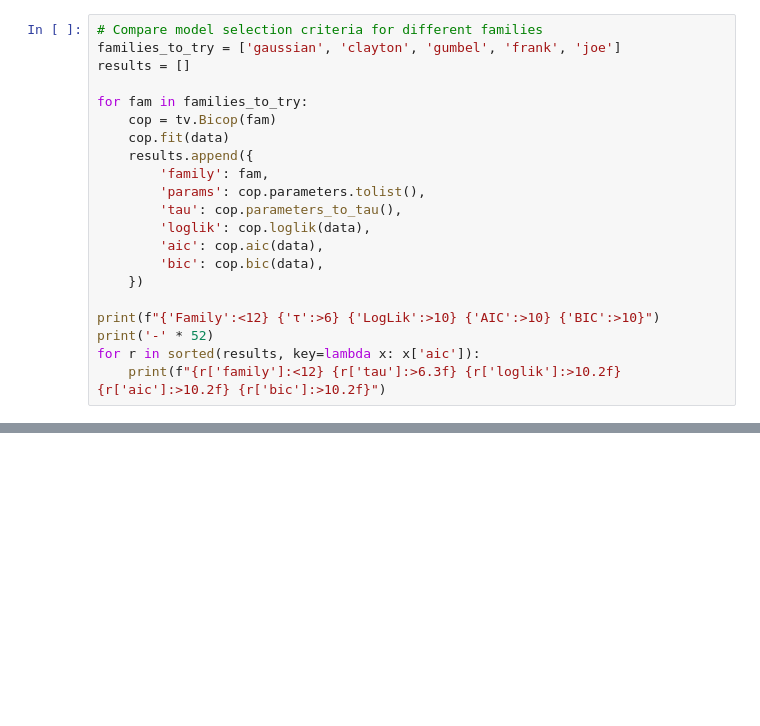
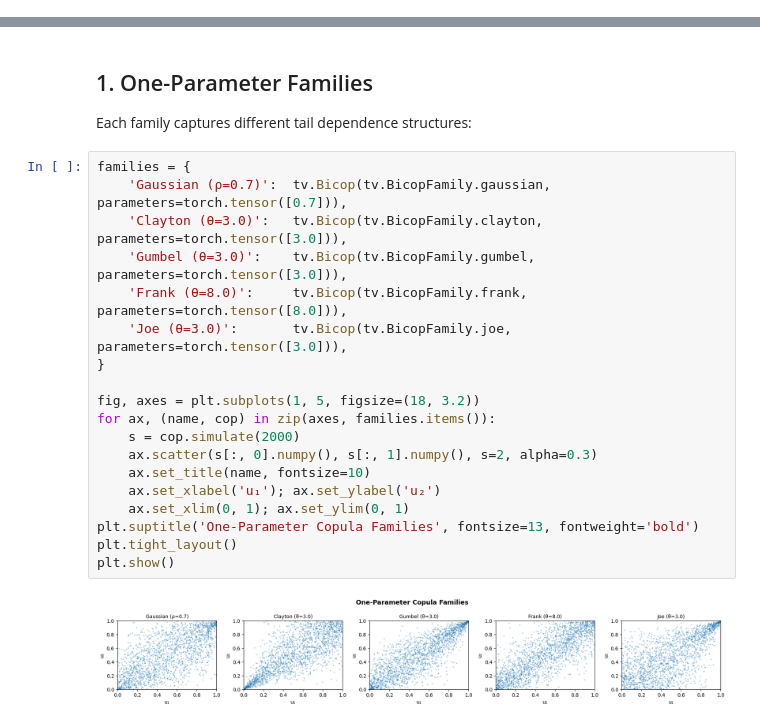
Before and after one commit to Bluerrror/torchvine, a Jupyter notebook: examples/02_bivariate_copulas.ipynb, the cells around one changed output, grey strips where cells are left out. Cells and saved outputs as stored; diff of their text form; blank space fills up the shorter version.

```diff
--- a/examples/02_bivariate_copulas.ipynb
+++ b/examples/02_bivariate_copulas.ipynb
@@ -191,21 +0,0 @@ From subset: <torchvine.Bicop>
-# %%
-# Compare model selection criteria for different families
-families_to_try = ['gaussian', 'clayton', 'gumbel', 'frank', 'joe']
-results = []
-
-for fam in families_to_try:
-    cop = tv.Bicop(fam)
-    cop.fit(data)
-    results.append({
-        'family': fam,
-        'params': cop.parameters.tolist(),
-        'tau': cop.parameters_to_tau(),
-        'loglik': cop.loglik(data),
-        'aic': cop.aic(data),
-        'bic': cop.bic(data),
-    })
-
-print(f"{'Family':<12} {'τ':>6} {'LogLik':>10} {'AIC':>10} {'BIC':>10}")
-print('-' * 52)
-for r in sorted(results, key=lambda x: x['aic']):
-    print(f"{r['family']:<12} {r['tau']:>6.3f} {r['loglik']:>10.2f} {r['aic']:>10.2f} {r['bic']:>10.2f}")
@@ -344,0 +17,25 @@ plt.show()
+# %% [markdown]
+## 1. One-Parameter Families
+
+Each family captures different tail dependence structures:
+# %%
+families = {
+    'Gaussian (ρ=0.7)':  tv.Bicop(tv.BicopFamily.gaussian, parameters=torch.tensor([0.7])),
+    'Clayton (θ=3.0)':   tv.Bicop(tv.BicopFamily.clayton, parameters=torch.tensor([3.0])),
+    'Gumbel (θ=3.0)':    tv.Bicop(tv.BicopFamily.gumbel, parameters=torch.tensor([3.0])),
+    'Frank (θ=8.0)':     tv.Bicop(tv.BicopFamily.frank, parameters=torch.tensor([8.0])),
+    'Joe (θ=3.0)':       tv.Bicop(tv.BicopFamily.joe, parameters=torch.tensor([3.0])),
+}
+
+fig, axes = plt.subplots(1, 5, figsize=(18, 3.2))
+for ax, (name, cop) in zip(axes, families.items()):
+    s = cop.simulate(2000)
+    ax.scatter(s[:, 0].numpy(), s[:, 1].numpy(), s=2, alpha=0.3)
+    ax.set_title(name, fontsize=10)
+    ax.set_xlabel('u₁'); ax.set_ylabel('u₂')
+    ax.set_xlim(0, 1); ax.set_ylim(0, 1)
+plt.suptitle('One-Parameter Copula Families', fontsize=13, fontweight='bold')
+plt.tight_layout()
+plt.show()
+# %% [output]
+[figure, added]
```
Also changed, not shown: parts of 36 cells of this notebook, 15 other files.
